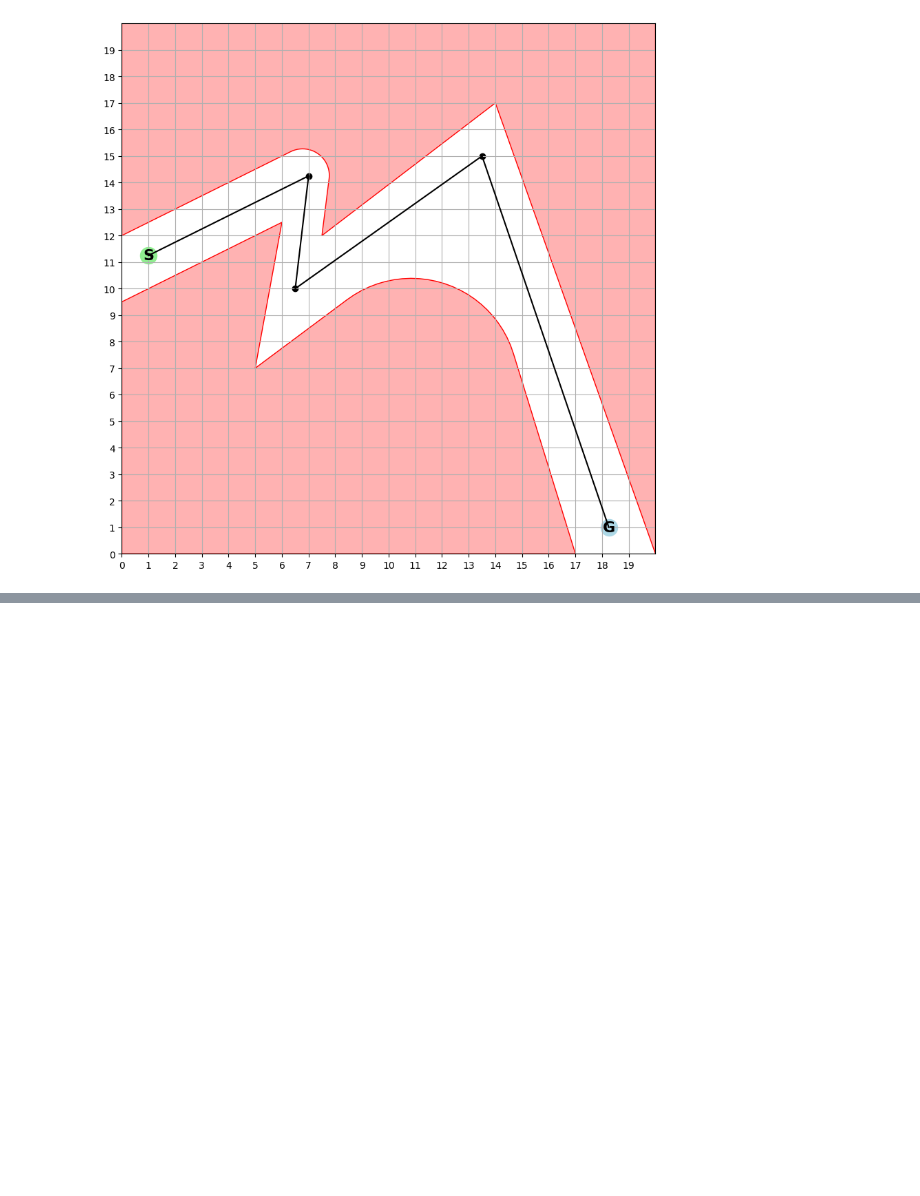
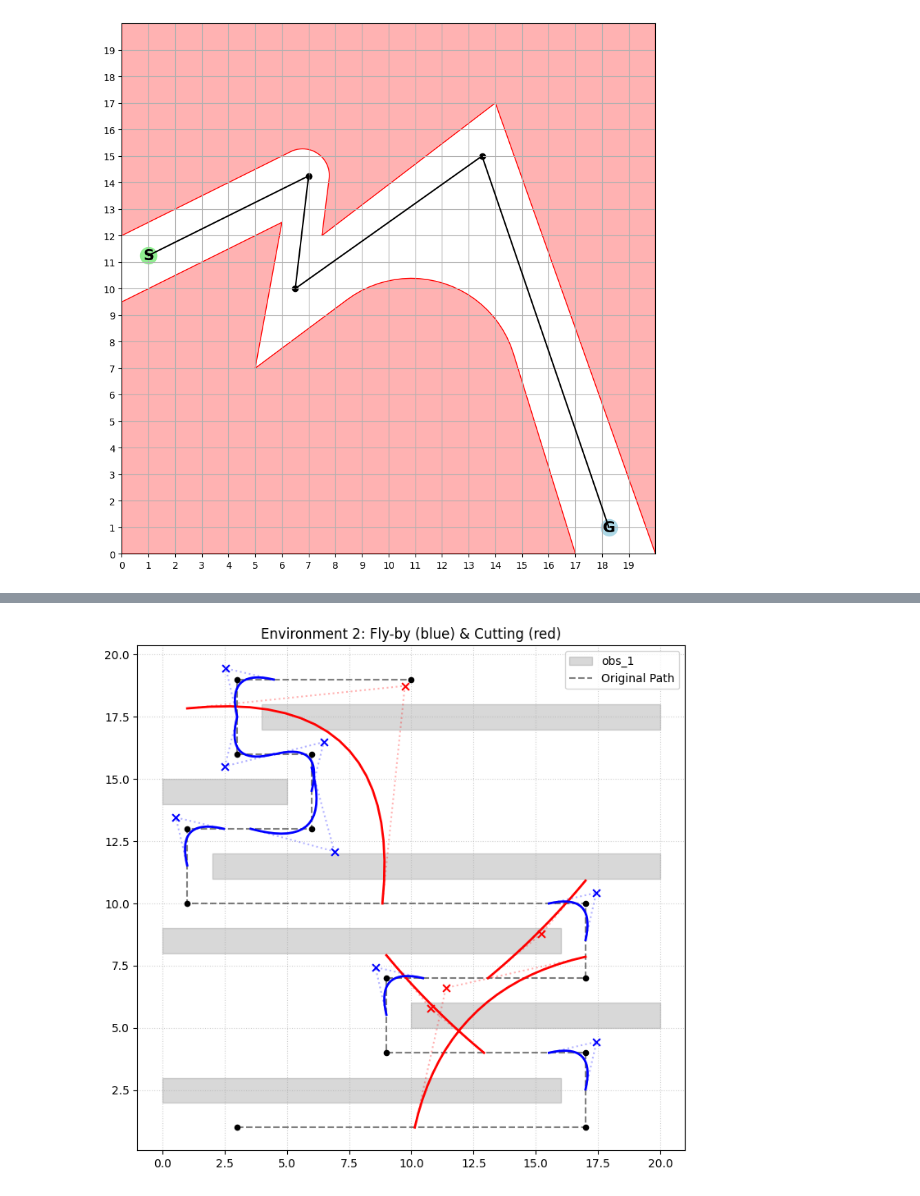
Before and after one commit to Nico-Sander/robotprogramming-project-2526, a Jupyter notebook: src/main.ipynb, the cells around one changed output, grey strips where cells are left out. Saved outputs shown, nothing was run; the diff lists cells and outputs as text; code cells hidden in the pictures; blank space fills up the shorter version.

```diff
--- a/src/main.ipynb
+++ b/src/main.ipynb
@@ -56,0 +85,20 @@ for name, item in env_dict.items():
+# %%
+data = env_dict["2"]
+planner = data["planner"]
+coords_path = data["smooth_path"]
+node_names_path = []
+
+for i, pos in enumerate(coords_path):
+    node_name = f"P1_{i}"
+
+    planner.graph.add_node(node_name, pos=pos)
+
+    node_names_path.append(node_name)
+# %%
+optimizer = OptimizeFlyby()
+my_config = {'r_init': 0.49}
+
+
+result = optimizer.optimizePath_combinedmodel(node_names_path, planner, my_config)
+
+print(result)
@@ -56,0 +107,75 @@ for name, item in env_dict.items():
+# %%
+import numpy as np
+import matplotlib.pyplot as plt
+from matplotlib.patches import Polygon as MatplotPolygon
+
+def visualize_results(env_id, results, env_dict):
+    data = env_dict[str(env_id)]
+    obs_dict = data['env']
+    original_path = np.array(data['smooth_path'])
+
+    fig, ax = plt.subplots(figsize=(10, 8))
+
+    # 1. Hindernisse zeichnen
+    for obs_name, poly in obs_dict.items():
+        x, y = poly.exterior.xy
+        ax.add_patch(MatplotPolygon(np.column_stack((x, y)), color='gray', alpha=0.3, label=obs_name if '1' in obs_name else ""))
+
+    # 2. Originalen Pfad zeichnen (gestrichelt)
+    ax.plot(original_path[:, 0], original_path[:, 1], 'k--', alpha=0.5, label='Original Path')
+    ax.scatter(original_path[:, 0], original_path[:, 1], c='black', s=20, zorder=5)
+
+    # 3. Optimierten Pfad mit Parabeln berechnen und zeichnen
+    new_path_points = []
+
+    # Wir iterieren durch die Ergebnisse (ohne Start und Ende für die Kurven)
+    for i in range(1, len(original_path) - 1):
+        p1 = original_path[i-1]
+        p2 = original_path[i]
+        p3 = original_path[i+1]
+
+        node_name, r, mode = results[i]
+
+        if r > 0:
+            # Mathematik nach Hein (Folie 101)
+            dist12 = np.linalg.norm(p1 - p2)
+            dist23 = np.linalg.norm(p3 - p2)
+            k = dist12 / dist23 if dist23 != 0 else 1.0
+
+            # P2n Fly-by berechnen
+            nenner = 1.0 - 0.25 * r * (1.0 + k)
+            zaehler = p2 - 0.25 * r * (p1 + k * p3)
+            p2n_flyby = zaehler / nenner
+
+            # Punkt-Modus festlegen
+            if mode == "flyby":
+                p2n = p2n_flyby
+                color = 'blue'
+            else: # cutting
+                p2n = p2 - (p2n_flyby - p2) # Nach innen spiegeln
+                color = 'red'
+
+            # Start- und Endpunkt der Kurve auf den Segmenten
+            S = p2 + r * (p1 - p2)
+            E = p2 + (r * k) * (p3 - p2)
+
+            # Parabel diskretisieren (Quadratic Bezier)
+            t_vals = np.linspace(0, 1, 20)
+            parabola = np.array([(1-t)**2 * S + 2*(1-t)*t * p2n + t**2 * E for t in t_vals])
+
+            # Kurve plotten
+            ax.plot(parabola[:, 0], parabola[:, 1], color=color, linewidth=2)
+            # Hilfslinien zum virtuellen Punkt P2n (optional zur Kontrolle)
+            ax.plot([S[0], p2n[0], E[0]], [S[1], p2n[1], E[1]], color=color, linestyle=':', alpha=0.3)
+            ax.scatter(p2n[0], p2n[1], color=color, marker='x', s=40)
+
+    ax.set_title(f"Environment {env_id}: Fly-by (blue) & Cutting (red)")
+    ax.legend()
+    ax.set_aspect('equal')
+    plt.grid(True, linestyle=':', alpha=0.6)
+    plt.show()
+
+# Beispielaufruf für Environment '1'
+visualize_results('2', result, env_dict)
+# %% [output]
+[figure, added]
```
Also changed, not shown: parts of 5 cells of this notebook, 2 other files.
